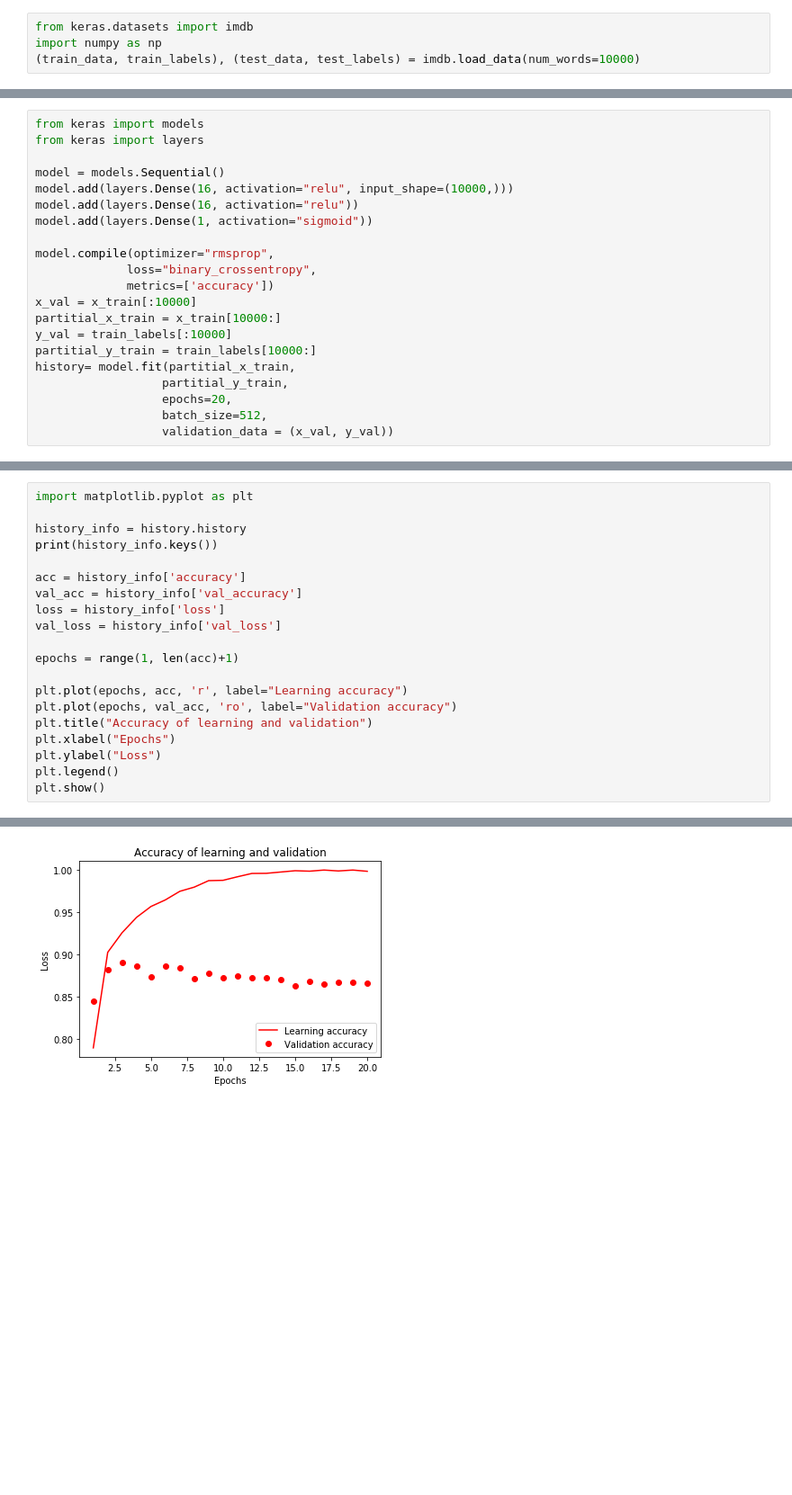
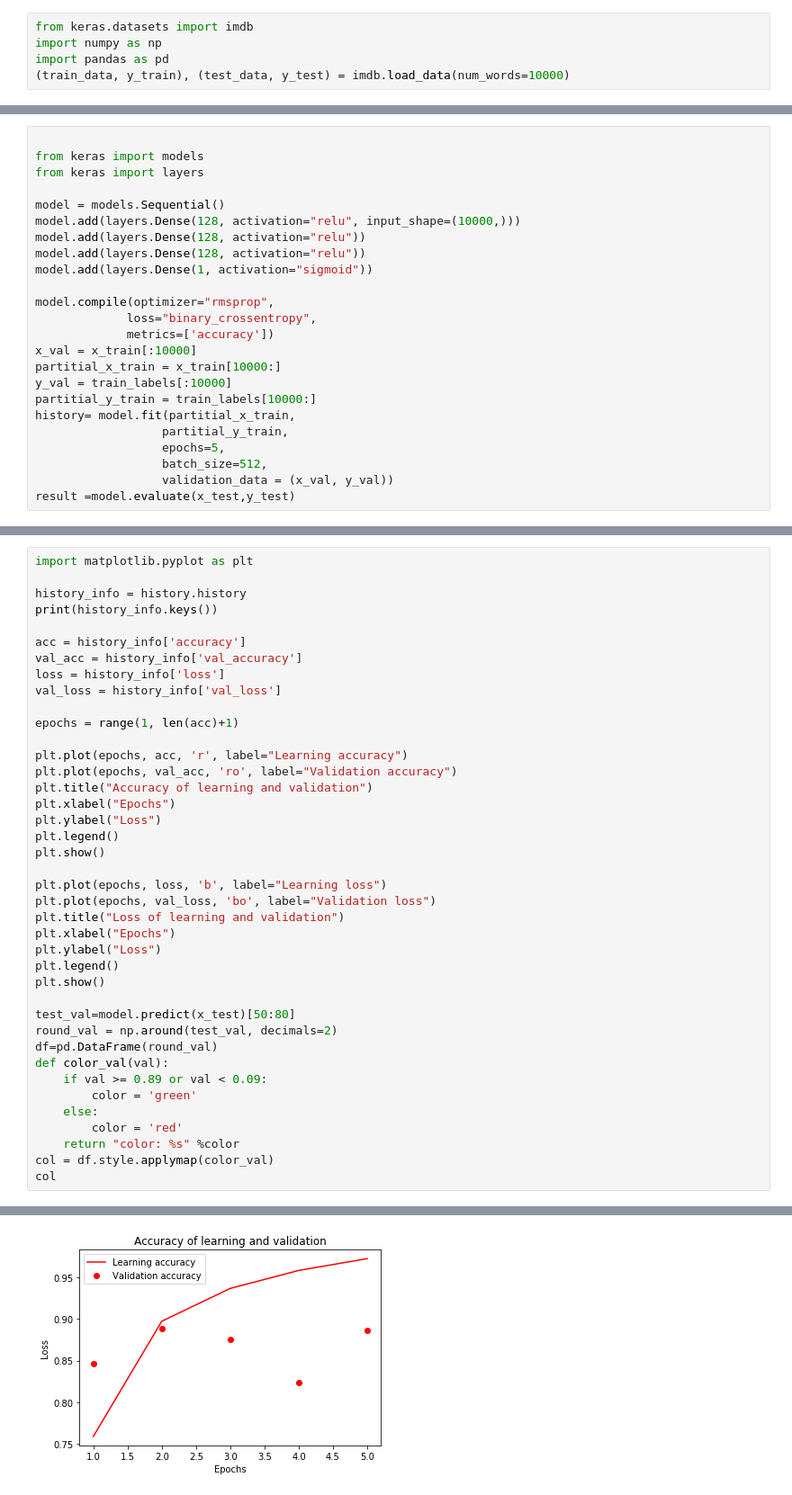
Before and after one commit to OrJaku/Machine_Learning, a Jupyter notebook: IMDB.ipynb, the cells around one changed output, grey strips where cells are left out. Shown at 90% size. Cells and saved outputs as stored; diff of their text form; blank space fills up the shorter version.

```diff
--- a/IMDB.ipynb
+++ b/IMDB.ipynb
@@ -1,7 +1,8 @@
 # %%
 from keras.datasets import imdb
 import numpy as np
-(train_data, train_labels), (test_data, test_labels) = imdb.load_data(num_words=10000)
+import pandas as pd
+(train_data, y_train), (test_data, y_test) = imdb.load_data(num_words=10000)
 # %%
 def verctorize_seq(sequences, dimension=10000):
     results = np.zeros((len(sequences), dimension), dtype=np.int8)
@@ -17,10 +17,12 @@ x_test = np.asarray(x_test).astype('float32')
 # %%
+
 from keras import models
 from keras import layers
 
 model = models.Sequential()
-model.add(layers.Dense(16, activation="relu", input_shape=(10000,)))
-model.add(layers.Dense(16, activation="relu"))
+model.add(layers.Dense(128, activation="relu", input_shape=(10000,)))
+model.add(layers.Dense(128, activation="relu"))
+model.add(layers.Dense(128, activation="relu"))
 model.add(layers.Dense(1, activation="sigmoid"))
 
 model.compile(optimizer="rmsprop",
@@ -32,8 +34,9 @@ y_val = train_labels[:10000]
 partitial_y_train = train_labels[10000:]
 history= model.fit(partitial_x_train,
                   partitial_y_train,
-                  epochs=20,
+                  epochs=5,
                   batch_size=512,
                   validation_data = (x_val, y_val))
+result =model.evaluate(x_test,y_test)
 # %% [output]
 Train on 15000 samples, validate on 10000 samples
@@ -56,23 +54,43 @@ Epoch 20/20
 # %%
 import matplotlib.pyplot as plt
 
 history_info = history.history
 print(history_info.keys())
 
 acc = history_info['accuracy']
 val_acc = history_info['val_accuracy']
 loss = history_info['loss']
 val_loss = history_info['val_loss']
 
 epochs = range(1, len(acc)+1)
 
 plt.plot(epochs, acc, 'r', label="Learning accuracy")
 plt.plot(epochs, val_acc, 'ro', label="Validation accuracy")
 plt.title("Accuracy of learning and validation")
 plt.xlabel("Epochs")
 plt.ylabel("Loss")
 plt.legend()
 plt.show()
+
+plt.plot(epochs, loss, 'b', label="Learning loss")
+plt.plot(epochs, val_loss, 'bo', label="Validation loss")
+plt.title("Loss of learning and validation")
+plt.xlabel("Epochs")
+plt.ylabel("Loss")
+plt.legend()
+plt.show()
+
+test_val=model.predict(x_test)[50:80]
+round_val = np.around(test_val, decimals=2)
+df=pd.DataFrame(round_val)
+def color_val(val):
+    if val >= 0.89 or val < 0.09:
+        color = 'green'
+    else:
+        color = 'red'
+    return "color: %s" %color
+col = df.style.applymap(color_val)
+col
 # %% [output]
 dict_keys(['val_loss', 'val_accuracy', 'loss', 'accuracy'])
-[figure, old version]
+[figure, new version]
```
Also changed, not shown: parts of 5 cells of this notebook.
